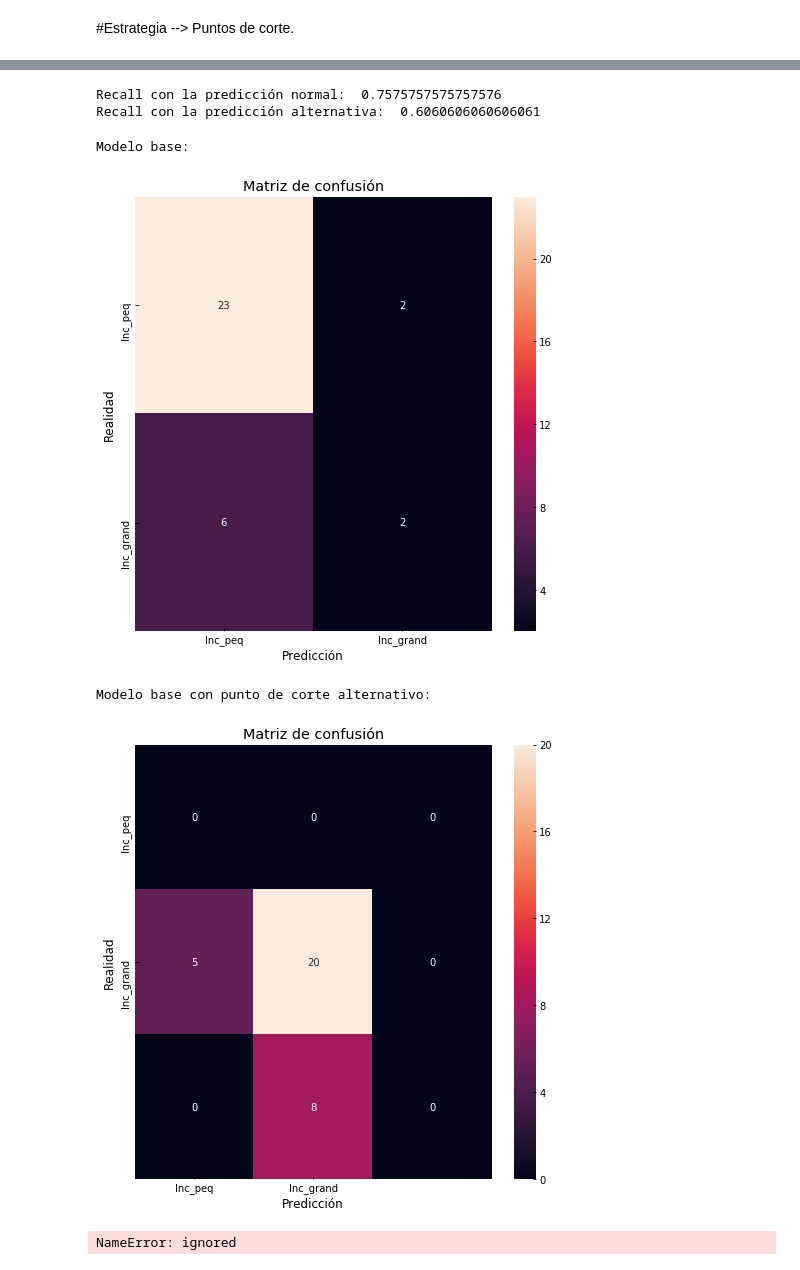
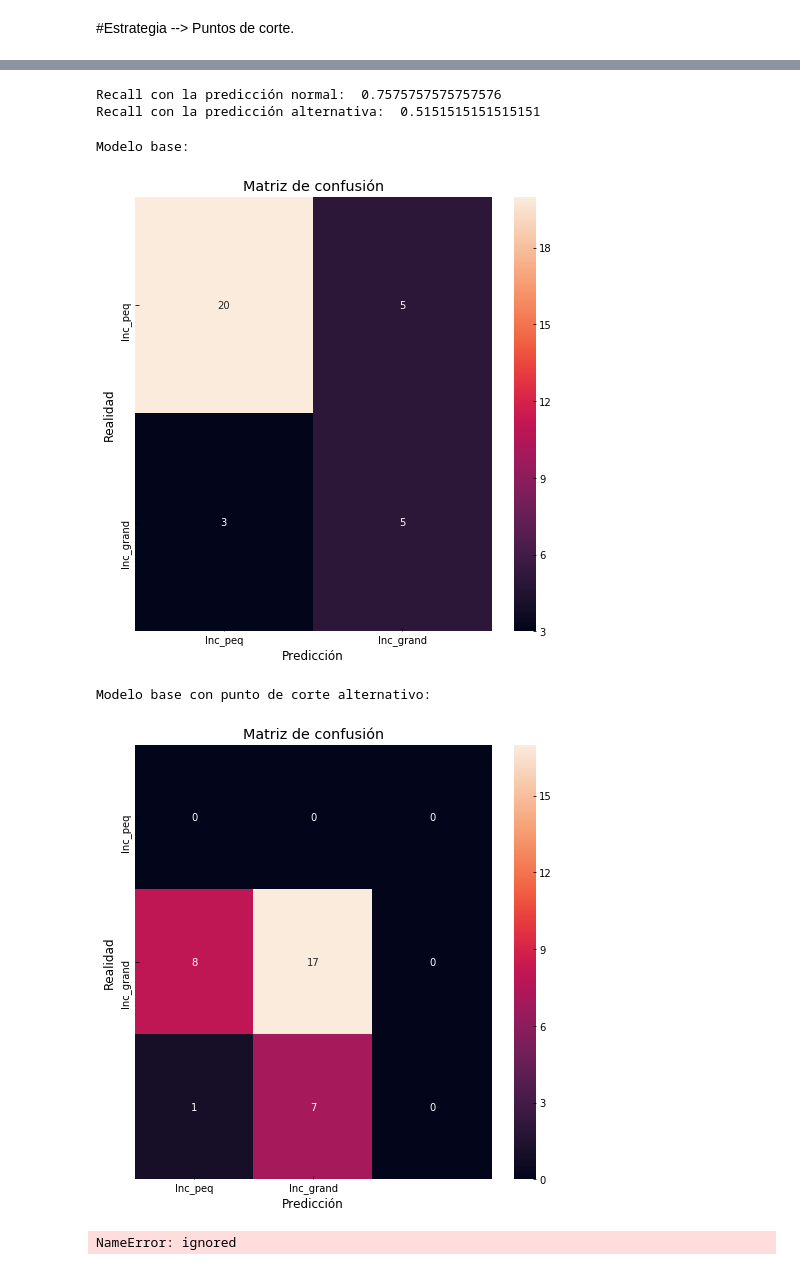
Before and after one commit to fire-classifying/fireclass, a Jupyter notebook: fire_classify_2classes.ipynb, the cells around one changed output, grey strips where cells are left out. Cells and saved outputs as stored; diff of their text form; code cells hidden in the pictures.

```diff
--- a/fire_classify_2classes.ipynb
+++ b/fire_classify_2classes.ipynb
@@ -1153,0 +1266,20 @@ result
+# %%
+## BALANCED BAGGING CON DATOS SMOTE OPTIMIZADO
+sampling=['auto','majority','not minority']
+n=[10,50,70,80,100]
+base= [DecisionTreeClassifier()]
+
+
+param_grid = {'sampling_strategy': sampling,
+                  'n_estimators':n,
+                  'base_estimator':base}
+
+
+
+bbc1= GridSearchCV(BalancedBaggingClassifier(),param_grid=param_grid, n_jobs=-1)
+
+
+bbc1.fit(X_train_smote, y_train_smote)
+pred_y = bbc1.predict(X_test)
+insert_result('Bagging', 'Ensamble_SMOTE_OPTIM', pred_y)
+result
@@ -1186,10 +1310,10 @@ result
 # %%
 # Usaremos el modelo de Random Forests que utilizamos como base
-df = pd.DataFrame({'0':model_reg_log.predict_proba(X_test)[:,0],
-                   '1':model_reg_log.predict_proba(X_test)[:,1],
-                  'pred':model_reg_log.predict(X_test),
+df2 = pd.DataFrame({'0':bbc1.predict_proba(X_test)[:,0],
+                   '1':bbc1.predict_proba(X_test)[:,1],
+                  'pred':bbc1.predict(X_test),
                   'y_test':y_test})
 # %%
-df['alternativo']= df['1'].apply(lambda x: 0 if x<0.30 else 1)
+df2['alternativo']= df2['1'].apply(lambda x: 0 if x<0.30 else 1)
 # %%
 # Observando el recall
@@ -1234,30 +1358,30 @@ puntos_de_cortes
 # %%
-df['alternativo']= df['1'].apply(lambda x: 0 if x<0.10 else 1)
+df2['alternativo']= df2['1'].apply(lambda x: 0 if x<0.10 else 1)
 # %%
 # Observando el recall
-print('Recall con la predicción normal: ', recall_score(df.y_test, df.pred,
+print('Recall con la predicción normal: ', recall_score(df2.y_test, df2.pred,
                                            pos_label='positive',
                                            average='weighted'))
-print('Recall con la predicción alternativa: ', recall_score(df.y_test, df.alternativo,
+print('Recall con la predicción alternativa: ', recall_score(df2.y_test, df2.alternativo,
                                            pos_label='positive',
                                            average='weighted'))
 # %% [output]
 Recall con la predicción normal:  0.7575757575757576
-Recall con la predicción alternativa:  0.6060606060606061
+Recall con la predicción alternativa:  0.5151515151515151
 # %%
 # Veamos la matriz de confusión:
 print('Modelo base: ')
-matriz_confusion(df.y_test, df.pred)
+matriz_confusion(df2.y_test, df2.pred)
 # %% [output]
 Modelo base:
-[figure, old version]
+[figure, new version]
 # %%
 # Veamos la matriz de confusión:
 print('Modelo base con punto de corte alternativo: ')
-matriz_confusion(df.y_test, df.alternativo)
+matriz_confusion(df2.y_test, df2.alternativo)
 # %% [output]
 Modelo base con punto de corte alternativo:
-[figure, old version]
+[figure, new version]
 # %%
 # Veamos la matriz de confusión en el modelo donde hemos obtenido mayor recall
 matriz_confusion(y_test,reg_log_balanced.predict(X_test))
```
Also changed, not shown: parts of 88 cells of this notebook.
